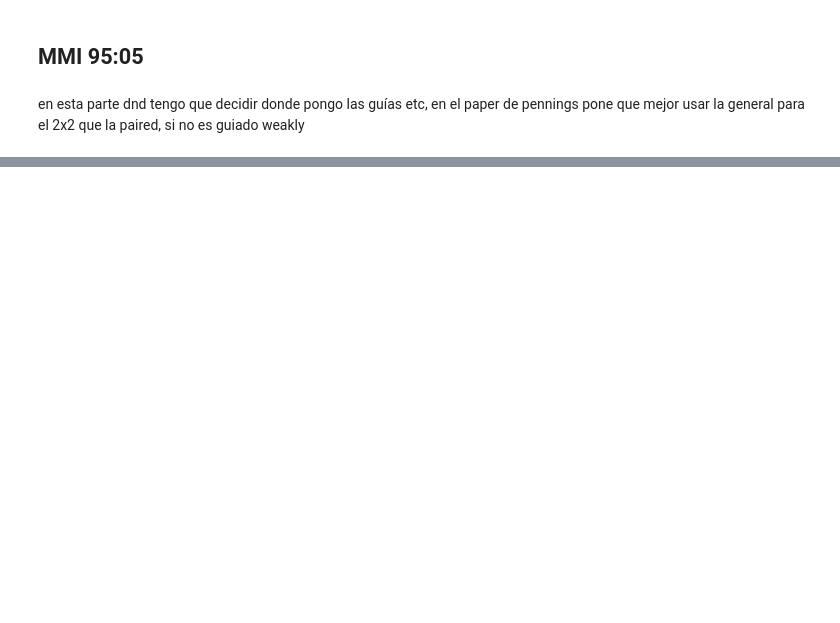
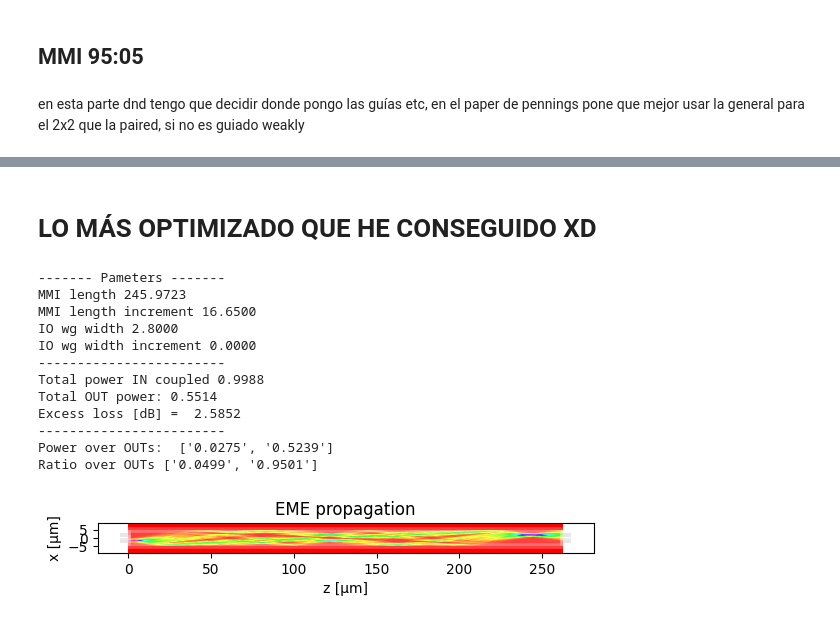
Before and after one commit to mromgar1/pic-upv-lab5-finalproject, a Jupyter notebook: FINAL_PROJECT_DEEP.ipynb, the cells around one changed output, grey strips where cells are left out. Drawn from its saved outputs; the diff is of its cells as text; code cells hidden in the pictures; blank space fills up the shorter version.

Commit message:
checkpoint 13

```diff
--- a/FINAL_PROJECT_DEEP.ipynb
+++ b/FINAL_PROJECT_DEEP.ipynb
@@ -292,0 +273,30 @@ Ratio over OUTs ['0.7932', '0.2068']
+# %% [markdown]
+# LO MÁS OPTIMIZADO QUE HE CONSEGUIDO XD
+# %%
+
+dy = -0.03
+
+# MMI I/O waveguide positions (check class slides for type of MMI)
+m.IN_WVG_positions = np.array([-1.68, 1.68]) + np.array([-dy, dy]) # STUDENT
+m.OUT_WVG_positions = np.array([-1.68, 1.68]) + np.array([-dy, dy]) # STUDENT4
+m.wg_width = 2.8
+
+# MMI length (check class slides for type of MMI)
+m.dL_MMI = 16.65 # STUDENT
+
+# Run propagation
+m.propagation()
+# %% [output]
+------- Pameters -------
+MMI length 245.9723
+MMI length increment 16.6500
+IO wg width 2.8000
+IO wg width increment 0.0000
+------------------------
+Total power IN coupled 0.9988
+Total OUT power: 0.5514
+Excess loss [dB] =  2.5852
+------------------------
+Power over OUTs:  ['0.0275', '0.5239']
+Ratio over OUTs ['0.0499', '0.9501']
+[figure, added]
```
Also changed, not shown: parts of 8 cells of this notebook.
